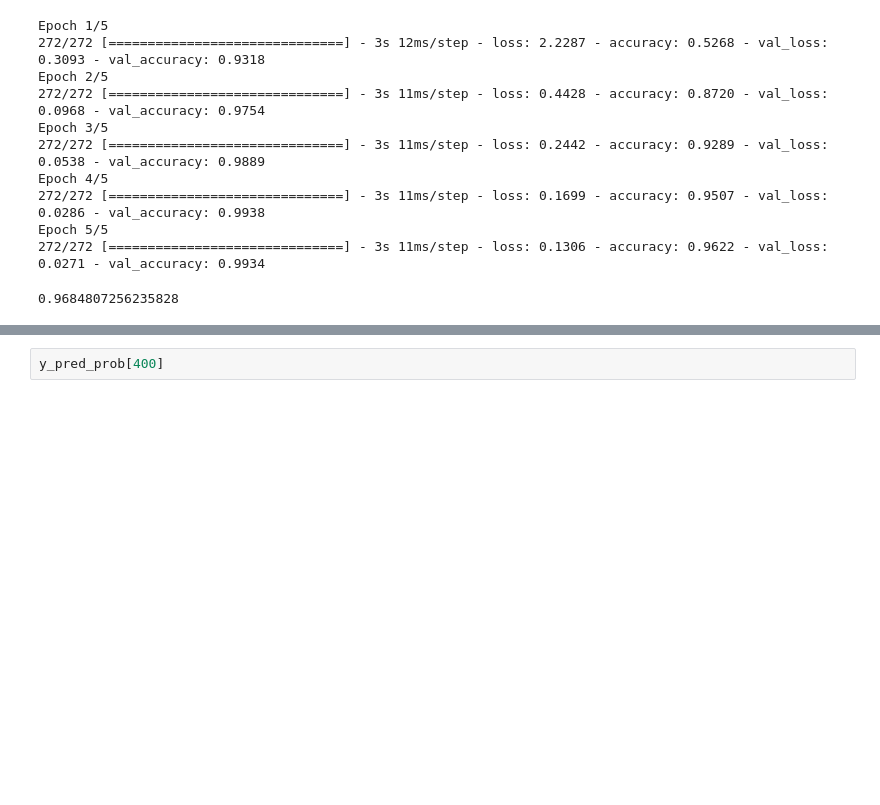
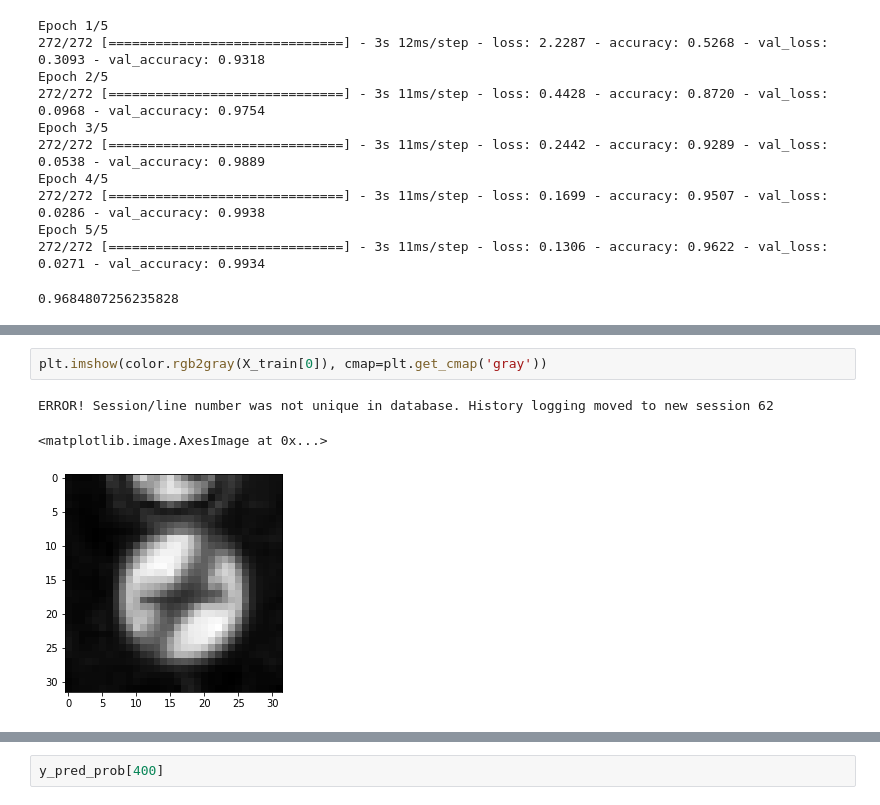
Before and after one commit to mjoze/dw_matrix, a Jupyter notebook: car_signs/Day4.ipynb, the cells around one changed output, grey strips where cells are left out. Drawn from its saved outputs; the diff is of its cells as text; blank space fills up the shorter version.

```diff
--- a/car_signs/Day4.ipynb
+++ b/car_signs/Day4.ipynb
@@ -184,0 +291,6 @@ Epoch 5/5
+# %%
+plt.imshow(color.rgb2gray(X_train[0]), cmap=plt.get_cmap('gray'))
+# %% [output]
+ERROR! Session/line number was not unique in database. History logging moved to new session 62
+<matplotlib.image.AxesImage at 0x...>
+[figure, added]
```
Also changed, not shown: parts of 9 cells of this notebook.
